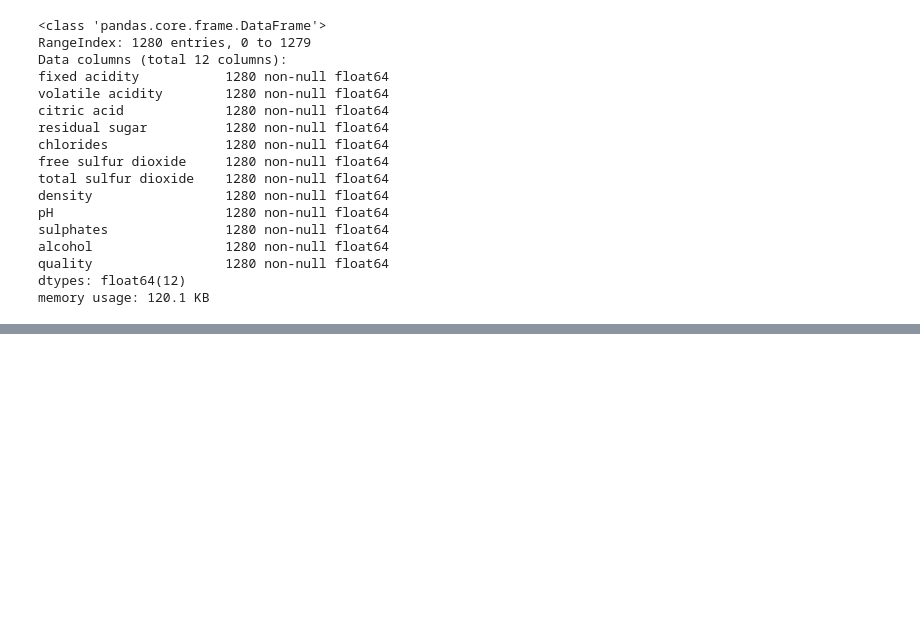
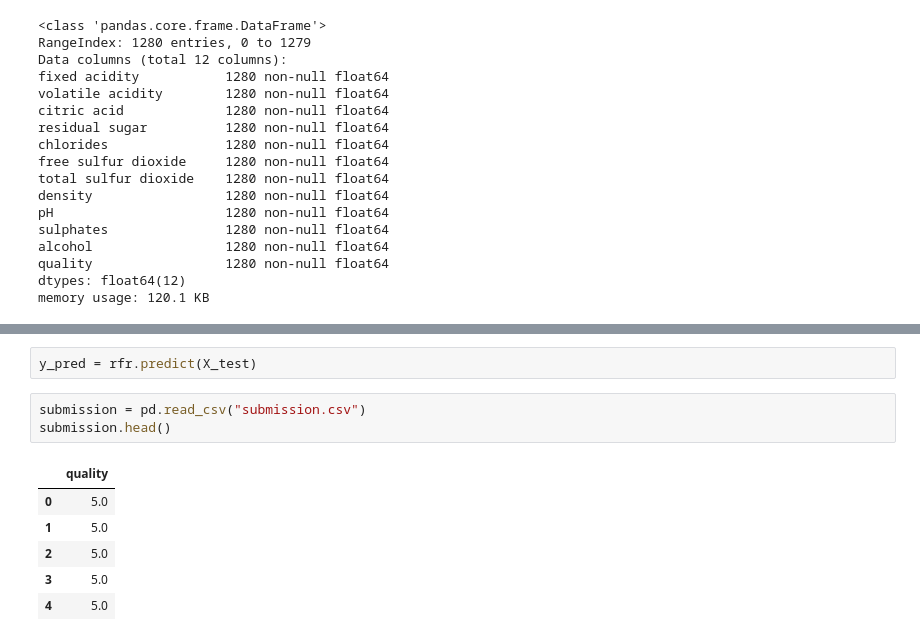
Before and after one commit to makkimaki/GCIwinter2019_assignments, a Jupyter notebook: competition2/wineQuality_KNN.ipynb, the cells around one changed output, grey strips where cells are left out. Saved outputs shown, nothing was run; the diff lists cells and outputs as text; blank space fills up the shorter version.

```diff
--- a/competition2/wineQuality_KNN.ipynb
+++ b/competition2/wineQuality_KNN.ipynb
@@ -196,0 +239,12 @@ ValueError: Unknown label type: 'continuous'
+# %%
+y_pred = rfr.predict(X_test)
+# %%
+submission = pd.read_csv("submission.csv")
+submission.head()
+# %% [output]
+|  | quality |
+| 0 | 5.0 |
+| 1 | 5.0 |
+| 2 | 5.0 |
+| 3 | 5.0 |
+| 4 | 5.0 |
```
Also changed, not shown: parts of 28 cells of this notebook.
